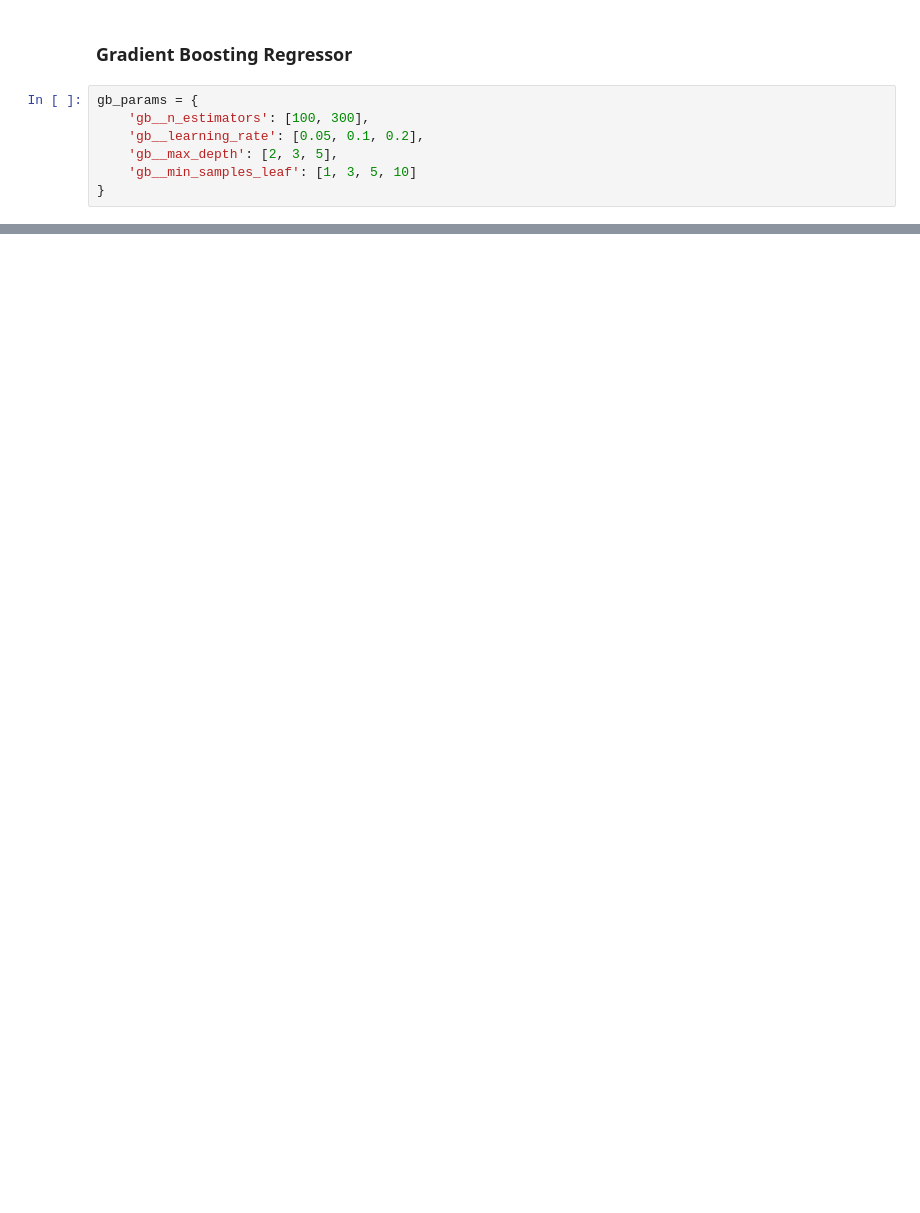
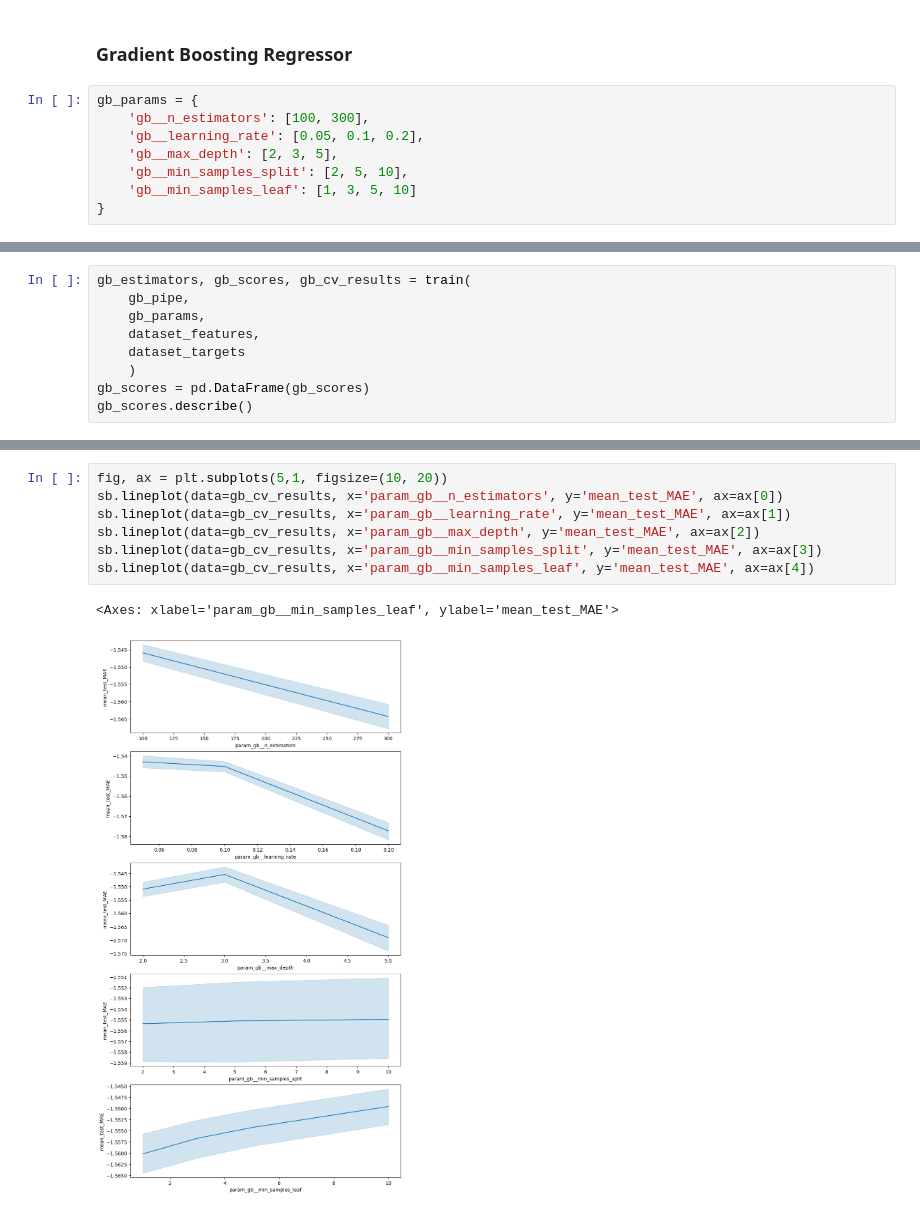
Before and after one commit to Finken2002/Mandatory_Artificial_Neural_Networks, a Jupyter notebook: Comparison_of_Regressors_for_Abalone_Age_Prediction_ANN/Comparison_of_Regressors_for_Abalone_Age_Prediction_ANN.ipynb, the cells around one changed output, grey strips where cells are left out. Cells and saved outputs as stored; diff of their text form; blank space fills up the shorter version.

```diff
--- a/Comparison_of_Regressors_for_Abalone_Age_Prediction_ANN/Comparison_of_Regressors_for_Abalone_Age_Prediction_ANN.ipynb
+++ b/Comparison_of_Regressors_for_Abalone_Age_Prediction_ANN/Comparison_of_Regressors_for_Abalone_Age_Prediction_ANN.ipynb
@@ -884,6 +1117,7 @@ gb_params = {
     'gb__n_estimators': [100, 300],
     'gb__learning_rate': [0.05, 0.1, 0.2],
     'gb__max_depth': [2, 3, 5],
+    'gb__min_samples_split': [2, 5, 10],
     'gb__min_samples_leaf': [1, 3, 5, 10]
 }
 # %% [markdown]
@@ -910,0 +1135,9 @@ processed_ri = Pipeline([
+# %%
+gb_estimators, gb_scores, gb_cv_results = train(
+    gb_pipe,
+    gb_params,
+    dataset_features,
+    dataset_targets
+    )
+gb_scores = pd.DataFrame(gb_scores)
+gb_scores.describe()
@@ -910,0 +1154,10 @@ processed_ri = Pipeline([
+# %%
+fig, ax = plt.subplots(5,1, figsize=(10, 20))
+sb.lineplot(data=gb_cv_results, x='param_gb__n_estimators', y='mean_test_MAE', ax=ax[0])
+sb.lineplot(data=gb_cv_results, x='param_gb__learning_rate', y='mean_test_MAE', ax=ax[1])
+sb.lineplot(data=gb_cv_results, x='param_gb__max_depth', y='mean_test_MAE', ax=ax[2])
+sb.lineplot(data=gb_cv_results, x='param_gb__min_samples_split', y='mean_test_MAE', ax=ax[3])
+sb.lineplot(data=gb_cv_results, x='param_gb__min_samples_leaf', y='mean_test_MAE', ax=ax[4])
+# %% [output]
+<Axes: xlabel='param_gb__min_samples_leaf', ylabel='mean_test_MAE'>
+[figure, added]
```
Also changed, not shown: parts of 70 cells of this notebook, 2 other files.
